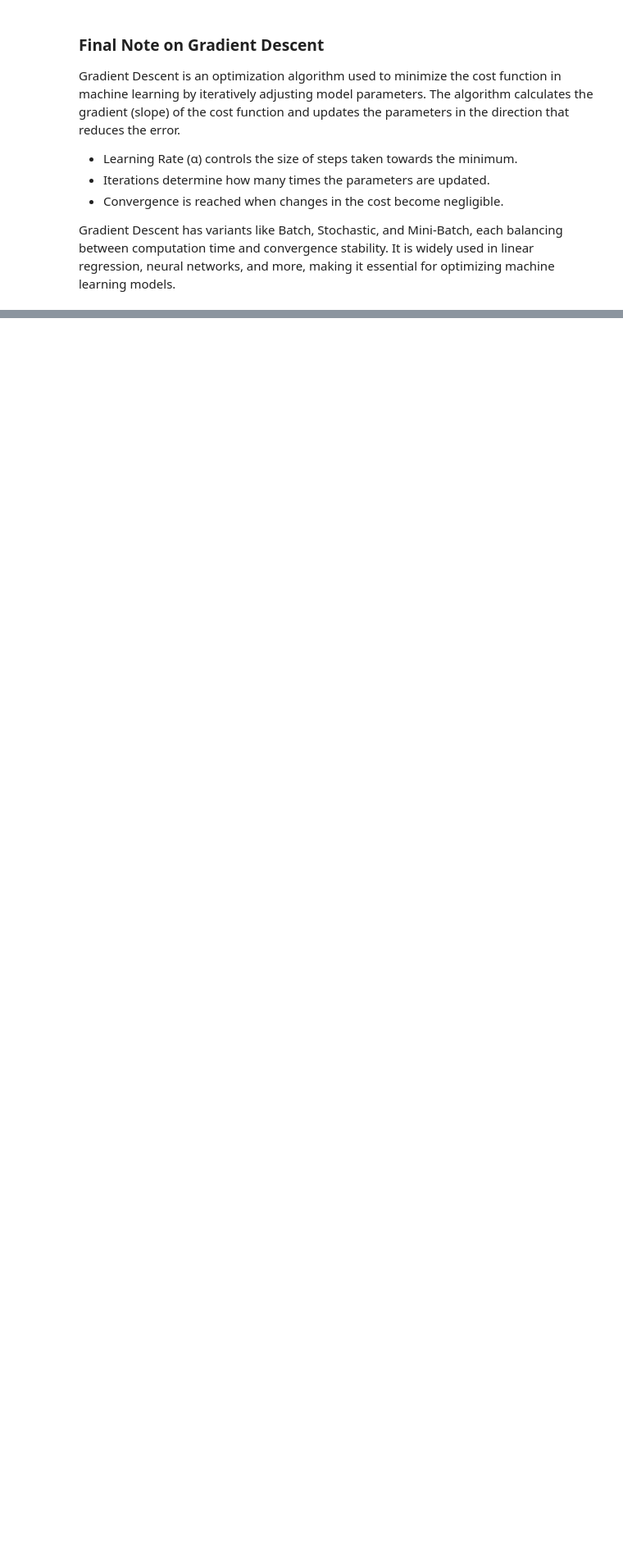
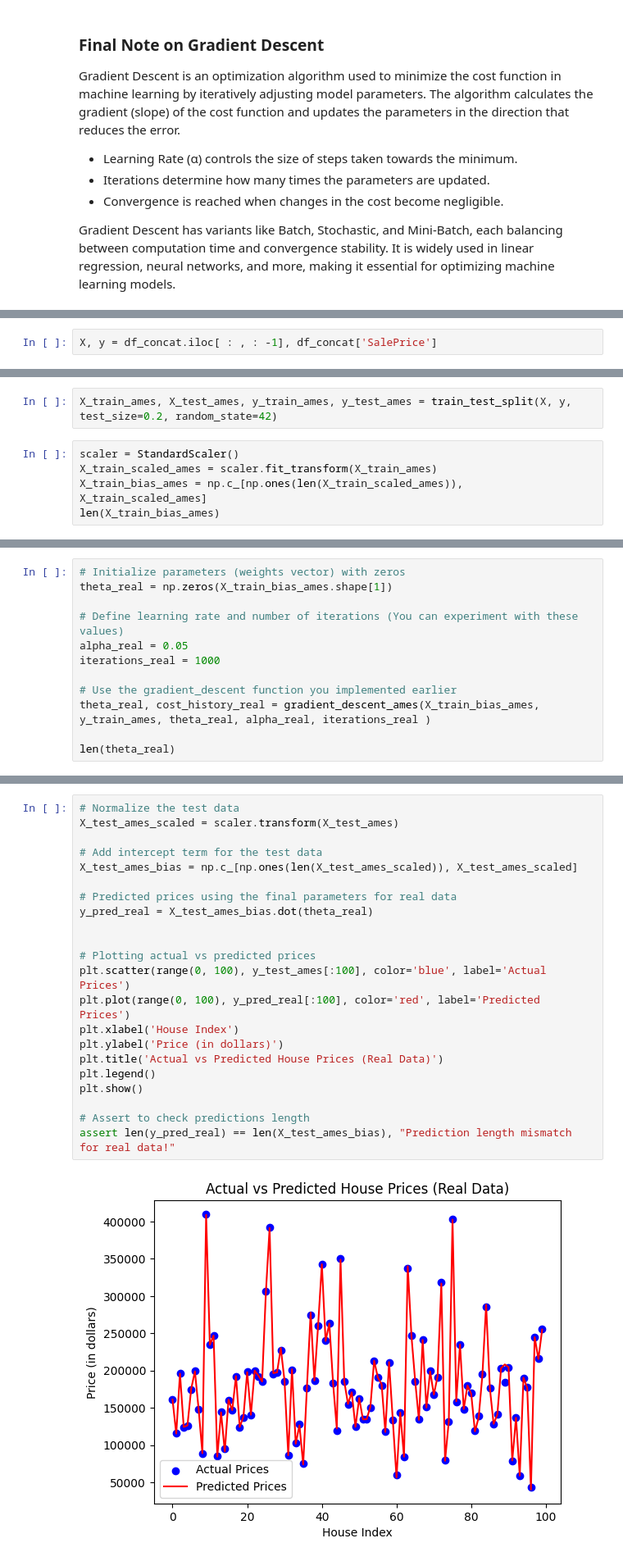
Before and after one commit to abdulrehmanamerbaig/deeplearning, a Jupyter notebook: Linear Regression Assignment 01/Gradient Descent Assignment (Assignment_1).ipynb, the cells around one changed output, grey strips where cells are left out. Shown: that part at 82% size. Cells and saved outputs as stored; diff of their text form; blank space fills up the shorter version.

```diff
--- a/Linear Regression Assignment 01/Gradient Descent Assignment (Assignment_1).ipynb
+++ b/Linear Regression Assignment 01/Gradient Descent Assignment (Assignment_1).ipynb
@@ -453,0 +363,2 @@ But the main problem with my model as I observed is that the equation is now ove
+# %%
+X, y = df_concat.iloc[ : , : -1], df_concat['SalePrice']
@@ -453,0 +380,7 @@ But the main problem with my model as I observed is that the equation is now ove
+# %%
+X_train_ames, X_test_ames, y_train_ames, y_test_ames = train_test_split(X, y, test_size=0.2, random_state=42)
+# %%
+scaler = StandardScaler()
+X_train_scaled_ames = scaler.fit_transform(X_train_ames)
+X_train_bias_ames = np.c_[np.ones(len(X_train_scaled_ames)), X_train_scaled_ames]
+len(X_train_bias_ames)
@@ -453,0 +413,12 @@ But the main problem with my model as I observed is that the equation is now ove
+# %%
+# Initialize parameters (weights vector) with zeros
+theta_real = np.zeros(X_train_bias_ames.shape[1])
+
+# Define learning rate and number of iterations (You can experiment with these values)
+alpha_real = 0.05
+iterations_real = 1000
+
+# Use the gradient_descent function you implemented earlier
+theta_real, cost_history_real = gradient_descent_ames(X_train_bias_ames, y_train_ames, theta_real, alpha_real, iterations_real )
+
+len(theta_real)
@@ -453,0 +440,24 @@ But the main problem with my model as I observed is that the equation is now ove
+# %%
+# Normalize the test data
+X_test_ames_scaled = scaler.transform(X_test_ames)
+
+# Add intercept term for the test data
+X_test_ames_bias = np.c_[np.ones(len(X_test_ames_scaled)), X_test_ames_scaled]
+
+# Predicted prices using the final parameters for real data
+y_pred_real = X_test_ames_bias.dot(theta_real)
+
+
+# Plotting actual vs predicted prices
+plt.scatter(range(0, 100), y_test_ames[:100], color='blue', label='Actual Prices')
+plt.plot(range(0, 100), y_pred_real[:100], color='red', label='Predicted Prices')
+plt.xlabel('House Index')
+plt.ylabel('Price (in dollars)')
+plt.title('Actual vs Predicted House Prices (Real Data)')
+plt.legend()
+plt.show()
+
+# Assert to check predictions length
+assert len(y_pred_real) == len(X_test_ames_bias), "Prediction length mismatch for real data!"
+# %% [output]
+[figure, added]
```
Also changed, not shown: parts of 34 cells of this notebook.
